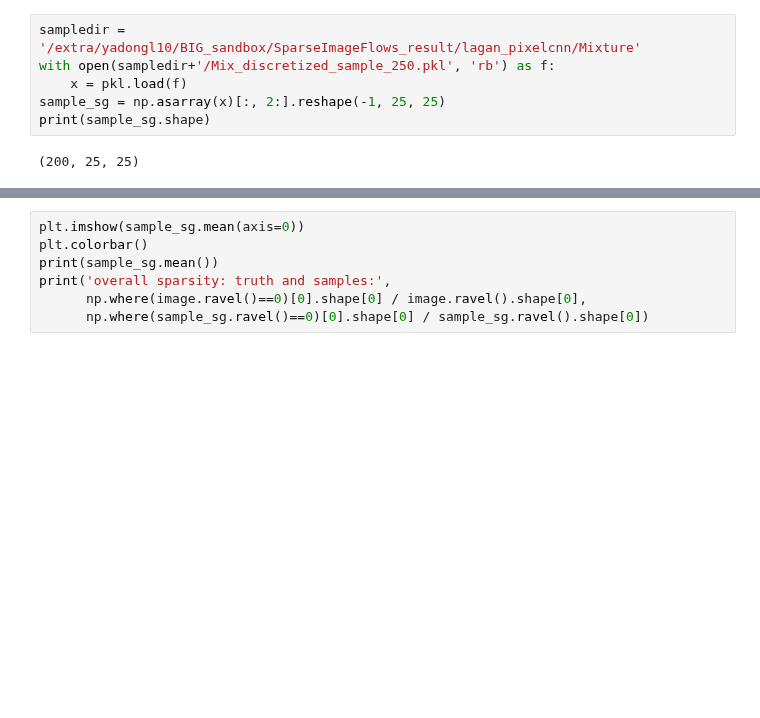
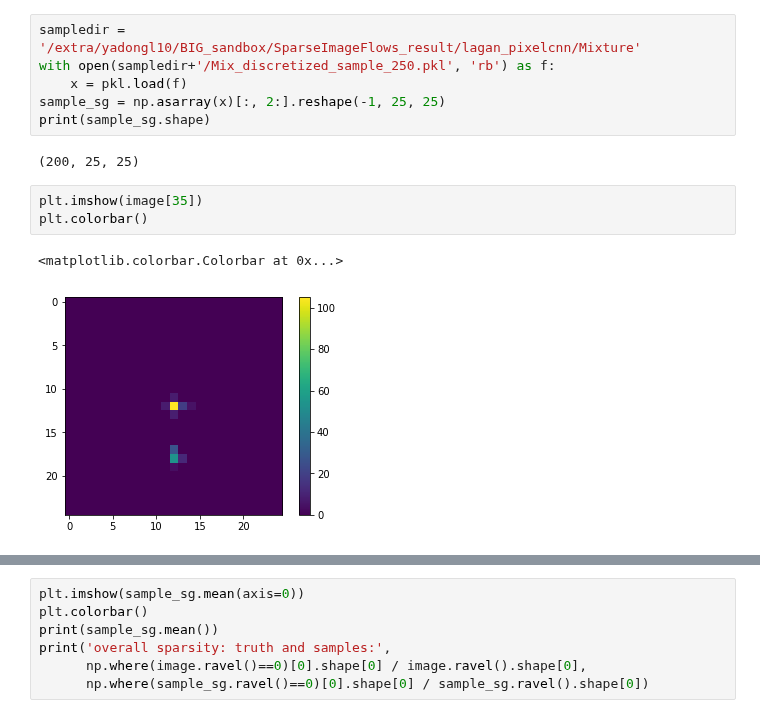
Before and after one commit to adamlu123/SparseImageFlows, a Jupyter notebook: Notebooks/quantize_image.ipynb, the cells around one changed output, grey strips where cells are left out. Drawn from its saved outputs; the diff is of its cells as text; blank space fills up the shorter version.

```diff
--- a/Notebooks/quantize_image.ipynb
+++ b/Notebooks/quantize_image.ipynb
@@ -117,3 +141,9 @@ sample_sg = np.asarray(x)[:, 2:].reshape(-1, 25, 25)
 print(sample_sg.shape)
 # %% [output]
 (200, 25, 25)
+# %%
+plt.imshow(image[35])
+plt.colorbar()
+# %% [output]
+<matplotlib.colorbar.Colorbar at 0x...>
+[figure, added]
```
Also changed, not shown: parts of 10 cells of this notebook, 3 other files.
